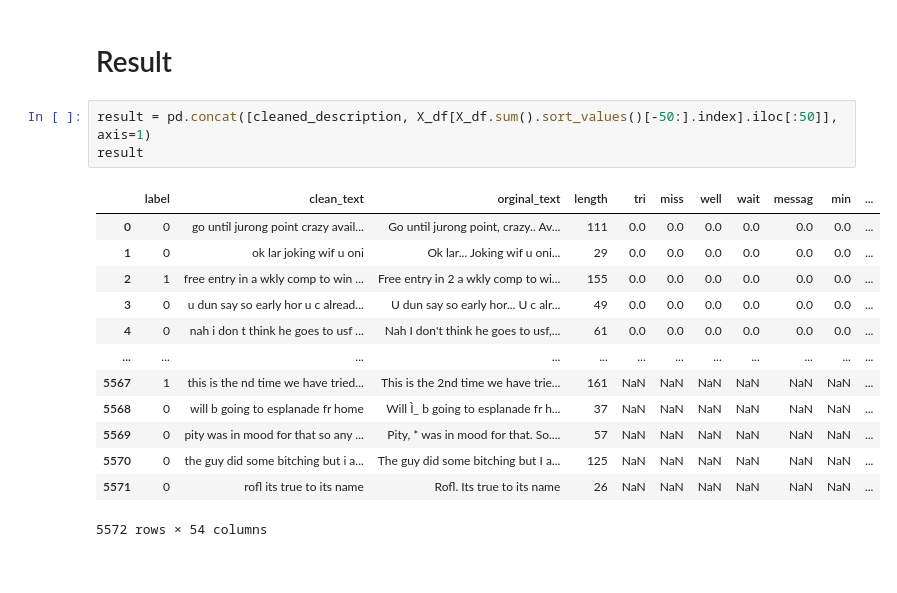
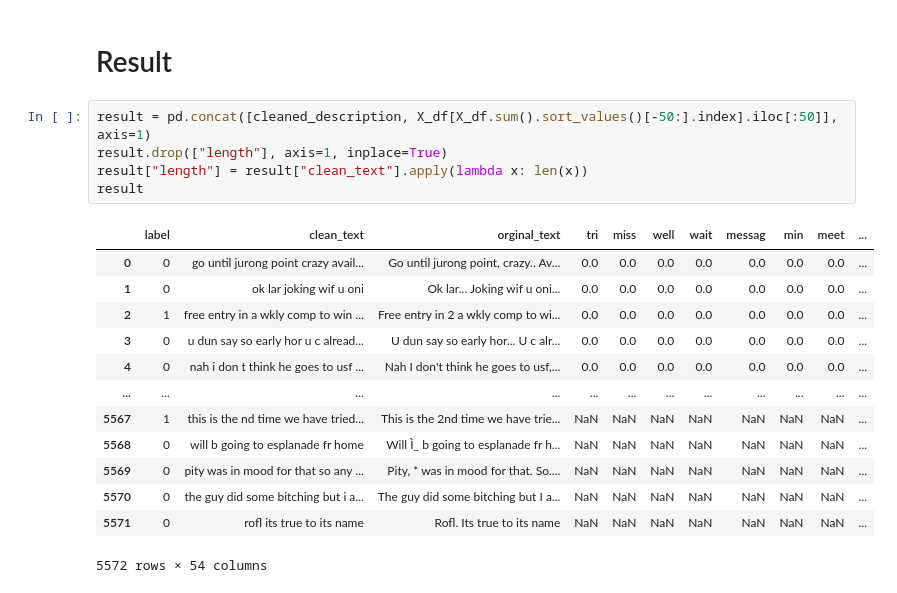
Before and after one commit to DeitYzS/NLP-Workshop-2, a Jupyter notebook: main.ipynb, the cells around one changed output. Saved outputs shown, nothing was run; the diff lists cells and outputs as text.

```diff
--- a/main.ipynb
+++ b/main.ipynb
@@ -212,18 +194,20 @@ rslt.head(5)
 # Result
 # %%
 result = pd.concat([cleaned_description, X_df[X_df.sum().sort_values()[-50:].index].iloc[:50]], axis=1)
+result.drop(["length"], axis=1, inplace=True)
+result["length"] = result["clean_text"].apply(lambda x: len(x))
 result
 # %% [output]
-|  | label | clean_text | orginal_text | length | tri | miss | well | wait | messag | min | ... |
-| 0 | 0 | go until jurong point crazy avail... | Go until jurong point, crazy.. Av... | 111 | 0.0 | 0.0 | 0.0 | 0.0 | 0.0 | 0.0 | ... |
-| 1 | 0 | ok lar joking wif u oni | Ok lar... Joking wif u oni... | 29 | 0.0 | 0.0 | 0.0 | 0.0 | 0.0 | 0.0 | ... |
-| 2 | 1 | free entry in a wkly comp to win ... | Free entry in 2 a wkly comp to wi... | 155 | 0.0 | 0.0 | 0.0 | 0.0 | 0.0 | 0.0 | ... |
-| 3 | 0 | u dun say so early hor u c alread... | U dun say so early hor... U c alr... | 49 | 0.0 | 0.0 | 0.0 | 0.0 | 0.0 | 0.0 | ... |
-| 4 | 0 | nah i don t think he goes to usf ... | Nah I don't think he goes to usf,... | 61 | 0.0 | 0.0 | 0.0 | 0.0 | 0.0 | 0.0 | ... |
+|  | label | clean_text | orginal_text | tri | miss | well | wait | messag | min | meet | ... |
+| 0 | 0 | go until jurong point crazy avail... | Go until jurong point, crazy.. Av... | 0.0 | 0.0 | 0.0 | 0.0 | 0.0 | 0.0 | 0.0 | ... |
+| 1 | 0 | ok lar joking wif u oni | Ok lar... Joking wif u oni... | 0.0 | 0.0 | 0.0 | 0.0 | 0.0 | 0.0 | 0.0 | ... |
+| 2 | 1 | free entry in a wkly comp to win ... | Free entry in 2 a wkly comp to wi... | 0.0 | 0.0 | 0.0 | 0.0 | 0.0 | 0.0 | 0.0 | ... |
+| 3 | 0 | u dun say so early hor u c alread... | U dun say so early hor... U c alr... | 0.0 | 0.0 | 0.0 | 0.0 | 0.0 | 0.0 | 0.0 | ... |
+| 4 | 0 | nah i don t think he goes to usf ... | Nah I don't think he goes to usf,... | 0.0 | 0.0 | 0.0 | 0.0 | 0.0 | 0.0 | 0.0 | ... |
 | ... | ... | ... | ... | ... | ... | ... | ... | ... | ... | ... | ... |
-| 5567 | 1 | this is the nd time we have tried... | This is the 2nd time we have trie... | 161 | NaN | NaN | NaN | NaN | NaN | NaN | ... |
-| 5568 | 0 | will b going to esplanade fr home | Will Ì_ b going to esplanade fr h... | 37 | NaN | NaN | NaN | NaN | NaN | NaN | ... |
-| 5569 | 0 | pity was in mood for that so any ... | Pity, * was in mood for that. So.... | 57 | NaN | NaN | NaN | NaN | NaN | NaN | ... |
-| 5570 | 0 | the guy did some bitching but i a... | The guy did some bitching but I a... | 125 | NaN | NaN | NaN | NaN | NaN | NaN | ... |
-| 5571 | 0 | rofl its true to its name | Rofl. Its true to its name | 26 | NaN | NaN | NaN | NaN | NaN | NaN | ... |
+| 5567 | 1 | this is the nd time we have tried... | This is the 2nd time we have trie... | NaN | NaN | NaN | NaN | NaN | NaN | NaN | ... |
+| 5568 | 0 | will b going to esplanade fr home | Will Ì_ b going to esplanade fr h... | NaN | NaN | NaN | NaN | NaN | NaN | NaN | ... |
+| 5569 | 0 | pity was in mood for that so any ... | Pity, * was in mood for that. So.... | NaN | NaN | NaN | NaN | NaN | NaN | NaN | ... |
+| 5570 | 0 | the guy did some bitching but i a... | The guy did some bitching but I a... | NaN | NaN | NaN | NaN | NaN | NaN | NaN | ... |
+| 5571 | 0 | rofl its true to its name | Rofl. Its true to its name | NaN | NaN | NaN | NaN | NaN | NaN | NaN | ... |
 5572 rows × 54 columns
```
Also changed, not shown: parts of 5 cells of this notebook.
